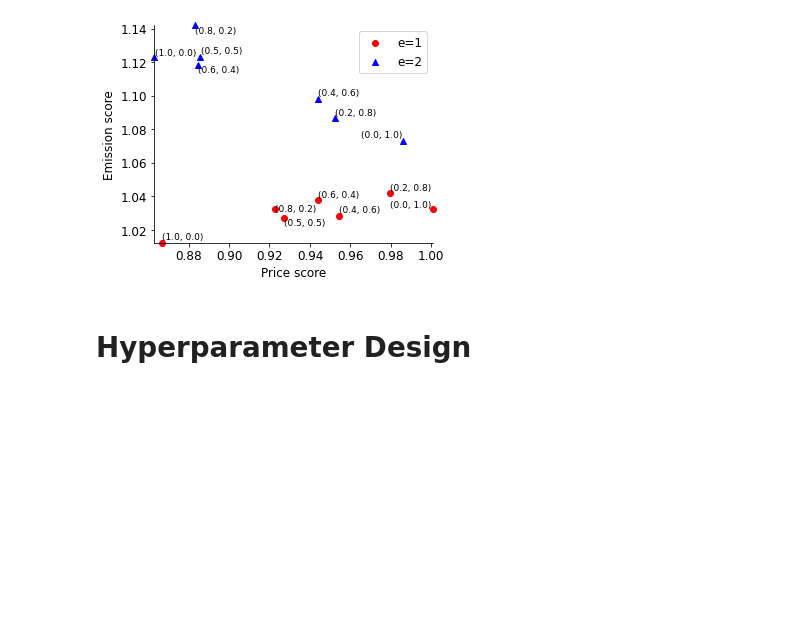
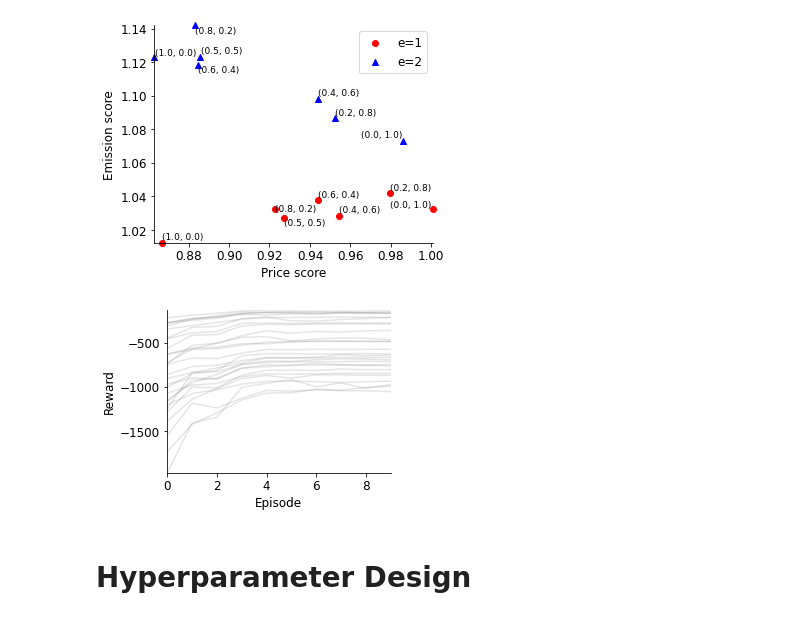
Before and after one commit to intelligent-environments-lab/merlin-apen-2023, a Jupyter notebook: src/experiment_result.ipynb, the cells around one changed output. Cells and saved outputs as stored; diff of their text form; code cells hidden in the pictures; blank space fills up the shorter version.

```diff
--- a/src/experiment_result.ipynb
+++ b/src/experiment_result.ipynb
@@ -189,6 +215,31 @@ plt.savefig(filepath,transparent=True,bbox_inches='tight')
 plt.show()
 # %% [output]
 [figure]
+# %%
+# reward trajectory
+plot_data = reward_design_score_summary.copy()
+fig, ax = plt.subplots(1,1,figsize=(4,3))
+linestyle = '-'
+
+for i, (building_id, building_data) in enumerate(plot_data.groupby('group')):
+    linestyle = '--' if i > 9 else linestyle
+    building_data = building_data.sort_values('episode')
+    x, y = building_data['episode'], building_data['reward_sum']
+    ax.plot(x,y,label=building_id,linestyle='-',color='grey',alpha=0.2)
+
+ax.set_xlabel('Episode')
+ax.set_ylabel('Reward')
+ax.spines[['right','top']].set_visible(False)
+# ax.legend(
+#     title='Building ID',
+#     bbox_to_anchor=(1.0,1.0),
+#     bbox_transform=fig.transFigure,
+#     framealpha=0,
+#     ncol=2
+# )
+plt.show()
+# %% [output]
+[figure, added]
 # %% [markdown]
 # Hyperparameter Design
 # %%
```
Also changed, not shown: parts of 26 cells of this notebook, 4 other files.
